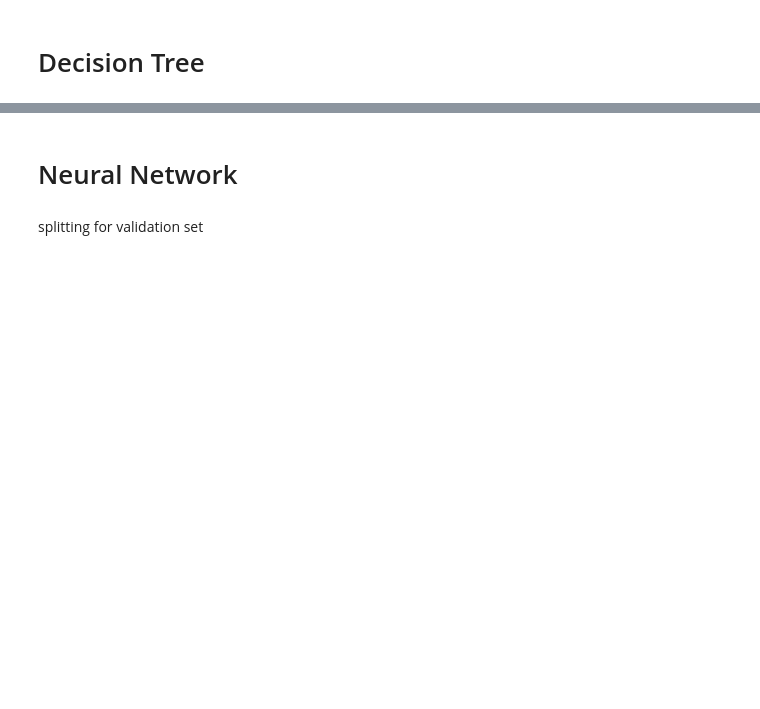
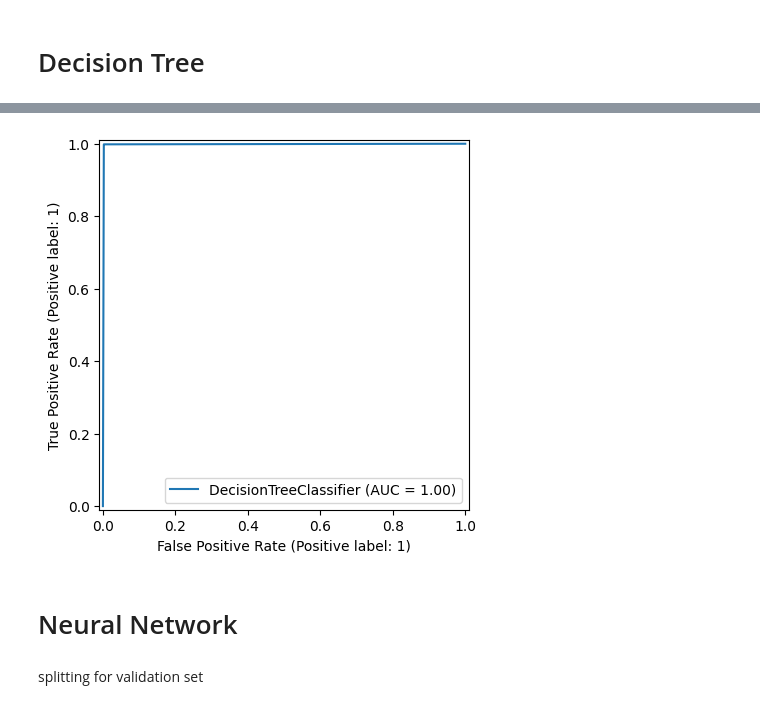
Before and after one commit to MartorelliLuca/IntrusionDetectionML, a Jupyter notebook: IntrusionDetectionProject.ipynb, the cells around one changed output, grey strips where cells are left out. Drawn from its saved outputs; the diff is of its cells as text; code cells hidden in the pictures; blank space fills up the shorter version.

```diff
--- a/IntrusionDetectionProject.ipynb
+++ b/IntrusionDetectionProject.ipynb
@@ -276,3 +381,13 @@ weighted avg       1.00      1.00      1.00     25195
+# %%
+# 10. ROC Curve Plot
+# Calcoliamo le probabilità per la ROC curve
+y_pred_prob = clf_final.predict_proba(X_test)
+
+# Plottiamo la ROC curve
+RocCurveDisplay.from_estimator(clf_final, X_test, y_test, response_method="predict_proba")
+plt.show()
+# %% [output]
+[figure, added]
 # %% [markdown]
 # Neural Network
 # %% [markdown]
```
Also changed, not shown: parts of 22 cells of this notebook.
